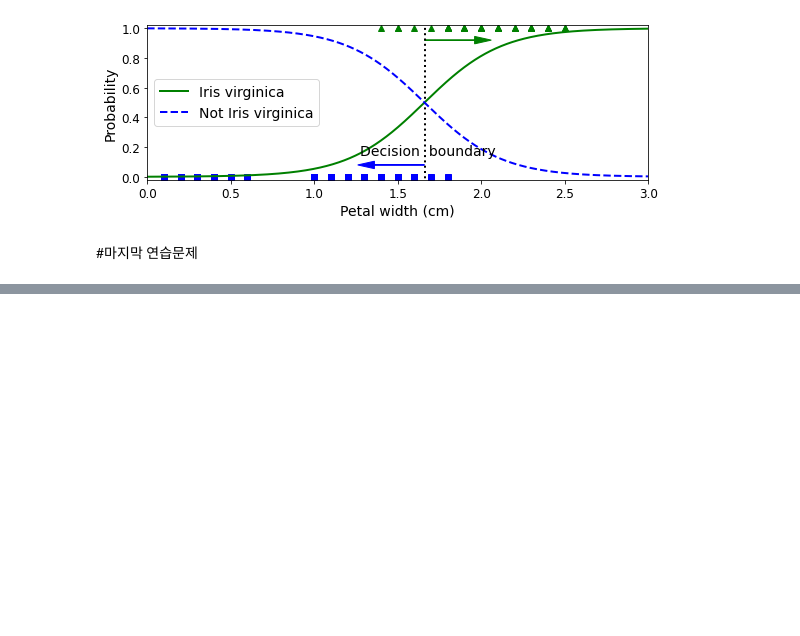
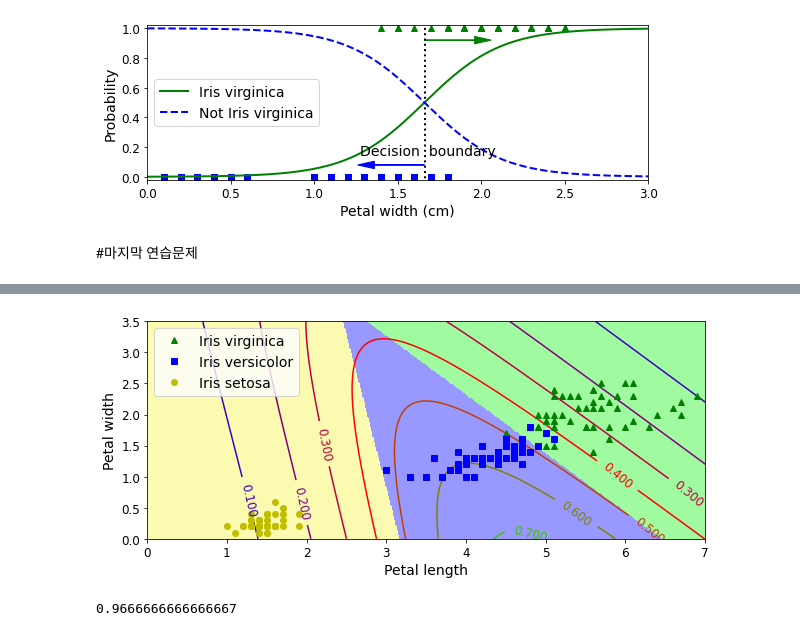
Before and after one commit to ansehoon1999/hands-on_practice, a Jupyter notebook: 04_machine_learning.ipynb, the cells around one changed output, grey strips where cells are left out. Cells and saved outputs as stored; diff of their text form; code cells hidden in the pictures; blank space fills up the shorter version.

```diff
--- a/04_machine_learning.ipynb
+++ b/04_machine_learning.ipynb
@@ -613,0 +713,20 @@ Saving figure logistic_regression_plot
+# %%
+eta = 0.1
+n_iterations = 5001
+m = len(X_train)
+epsilon = 1e-7
+alpha = 0.1  # regularization hyperparameter
+
+Theta = np.random.randn(n_inputs, n_outputs)
+
+for iteration in range(n_iterations):
+    logits = X_train.dot(Theta)
+    Y_proba = softmax(logits)
+    if iteration % 500 == 0:
+        xentropy_loss = -np.mean(np.sum(Y_train_one_hot * np.log(Y_proba + epsilon), axis=1))
+        l2_loss = 1/2 * np.sum(np.square(Theta[1:]))
+        loss = xentropy_loss + alpha * l2_loss
+        print(iteration, loss)
+    error = Y_proba - Y_train_one_hot
+    gradients = 1/m * X_train.T.dot(error) + np.r_[np.zeros([1, n_outputs]), alpha * Theta[1:]]
+    Theta = Theta - eta * gradients
@@ -613,0 +789,42 @@ Saving figure logistic_regression_plot
+# %%
+x0, x1 = np.meshgrid(
+        np.linspace(0, 8, 500).reshape(-1, 1),
+        np.linspace(0, 3.5, 200).reshape(-1, 1),
+    )
+X_new = np.c_[x0.ravel(), x1.ravel()]
+X_new_with_bias = np.c_[np.ones([len(X_new), 1]), X_new]
+
+logits = X_new_with_bias.dot(Theta)
+Y_proba = softmax(logits)
+y_predict = np.argmax(Y_proba, axis=1)
+
+zz1 = Y_proba[:, 1].reshape(x0.shape)
+zz = y_predict.reshape(x0.shape)
+
+plt.figure(figsize=(10, 4))
+plt.plot(X[y==2, 0], X[y==2, 1], "g^", label="Iris virginica")
+plt.plot(X[y==1, 0], X[y==1, 1], "bs", label="Iris versicolor")
+plt.plot(X[y==0, 0], X[y==0, 1], "yo", label="Iris setosa")
+
+from matplotlib.colors import ListedColormap
+custom_cmap = ListedColormap(['#fafab0','#9898ff','#a0faa0'])
+
+plt.contourf(x0, x1, zz, cmap=custom_cmap)
+contour = plt.contour(x0, x1, zz1, cmap=plt.cm.brg)
+plt.clabel(contour, inline=1, fontsize=12)
+plt.xlabel("Petal length", fontsize=14)
+plt.ylabel("Petal width", fontsize=14)
+plt.legend(loc="upper left", fontsize=14)
+plt.axis([0, 7, 0, 3.5])
+plt.show()
+# %% [output]
+[figure, added]
+# %%
+logits = X_test.dot(Theta)
+Y_proba = softmax(logits)
+y_predict = np.argmax(Y_proba, axis=1)
+
+accuracy_score = np.mean(y_predict == y_test)
+accuracy_score
+# %% [output]
+0.9666666666666667
```
Also changed, not shown: parts of 16 cells of this notebook.
